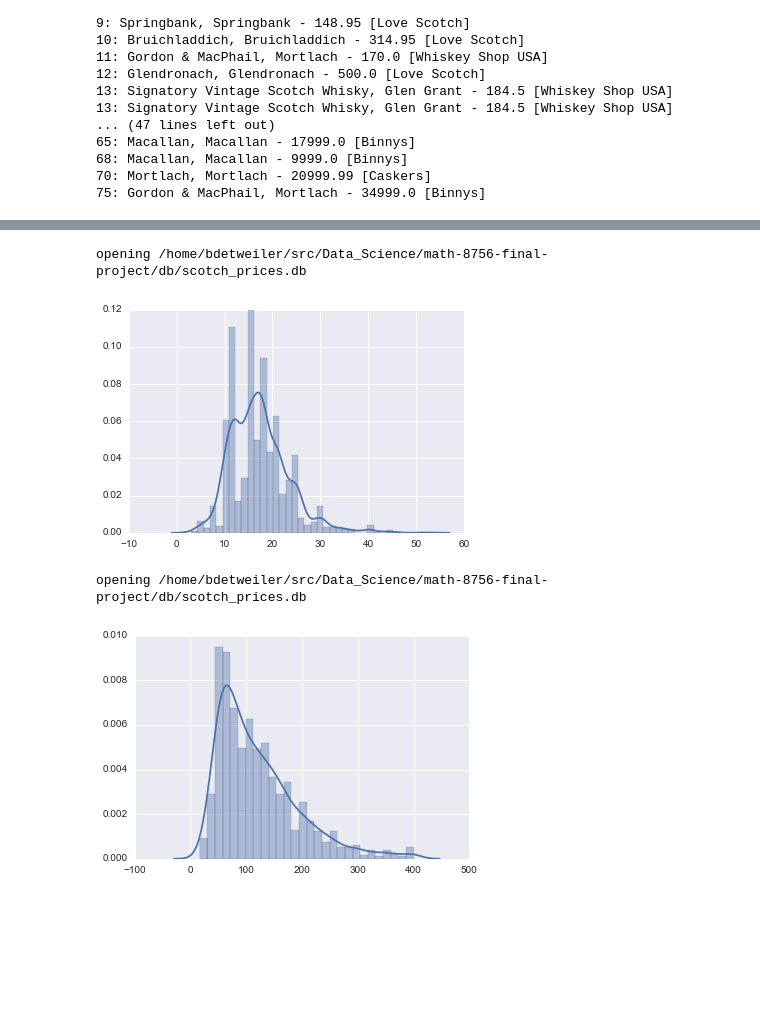
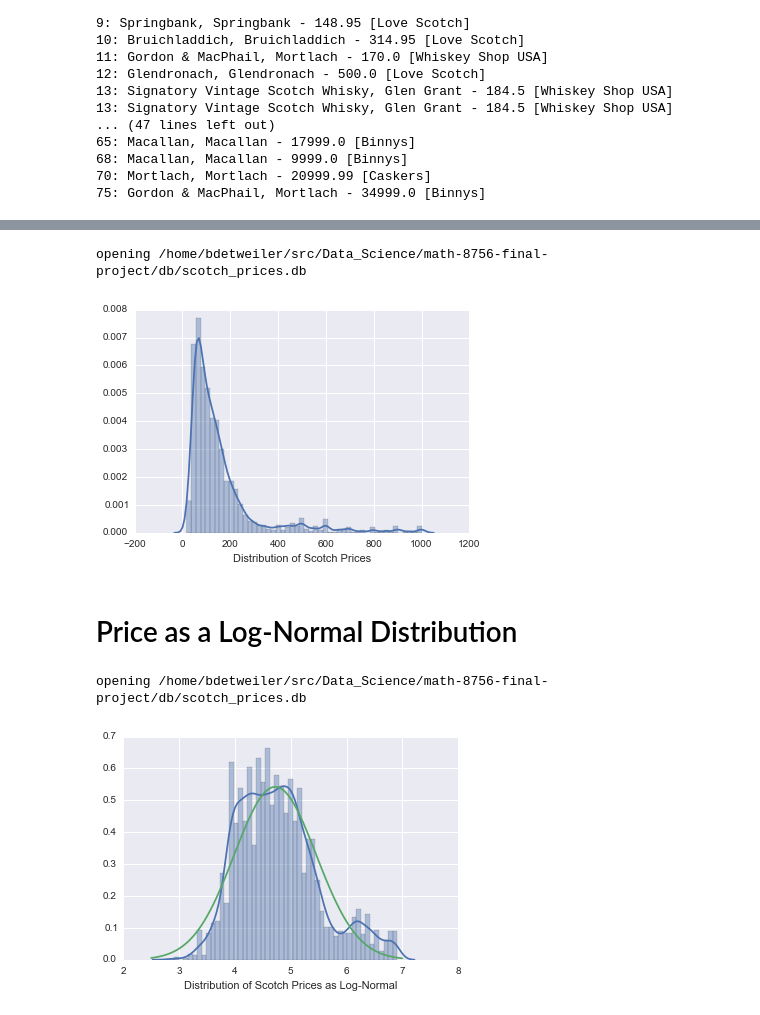
Before and after one commit to bdetweiler/math-8756-final-project, a Jupyter notebook: src/Analyze Scotch.ipynb, the cells around one changed output, grey strips where cells are left out. Cells and saved outputs as stored; diff of their text form; code cells hidden in the pictures; blank space fills up the shorter version.

```diff
--- a/src/Analyze Scotch.ipynb
+++ b/src/Analyze Scotch.ipynb
@@ -735,23 +825,25 @@ for age in range(1, 80):
                          Producer.PRODUCER_ID == Scotch.PRODUCER,
                          Distillery.DISTILLERY_ID == Scotch.DISTILLERY,
                          Scotch.AGE == age,
-                         Price.PRICE < 1000,
-                         Price.PRICE > 50).order_by(Price.PRICE)
+                         Price.PRICE < 1000).order_by(Price.PRICE)
     data = [(producer.NAME, distillery.NAME, scotch.AGE, price.PRICE, retailer.NAME) for scotch, price, producer, distillery, retailer in scotch_rs]
 
     for i in range(0, len(data)):
         age_count.append(age)
-        price_count.append(round(data[i][3]))
+        price_count.append(data[i][3])
+        price_count_ln.append(math.log(round(data[i][3])))
 
-sns.distplot(age_count);
-#sns.distplot(price_count);
+sns.distplot(price_count, axlabel="Distribution of Scotch Prices");
+#sns.distplot(price_count_ln);
 
 scotch_store.flush()
 scotch_store.commit()
 scotch_store.close()
 # %% [output]
 opening /home/bdetweiler/src/Data_Science/math-8756-final-project/db/scotch_prices.db
-[figure, old version]
+[figure, new version]
+# %% [markdown]
+# Price as a Log-Normal Distribution
 # %%
 
 MATH_8756_HOME = os.environ.get('MATH_8756_HOME')
@@ -766,35 +858,43 @@ scotch_db = create_database('sqlite:' + DB)
 scotch_store = Store(scotch_db)
 
 #scotch_join = [(Scotch, Price), Price.SCOTCH == Scotch.SCOTCH_ID]
 #scotch_rs = scotch_store.using(*scotch_join).find(Scotch, Scotch.AGE > 0).order_by(Price.PRICE)
 
 def StudentTCI(mu, sigma, df, alpha=0.95):
     return t.interval(alpha, df, mu, sigma)
 
 
 age_count = []
 price_count = []
 for age in range(1, 80):
 
     scotch_rs = scotch_store.find((Scotch, Price, Producer, Distillery, Retailer),
                          Price.SCOTCH == Scotch.SCOTCH_ID,
                          Price.RETAILER == Retailer.RETAILER_ID,
                          Producer.PRODUCER_ID == Scotch.PRODUCER,
                          Distillery.DISTILLERY_ID == Scotch.DISTILLERY,
                          Scotch.AGE == age,
-                         Price.PRICE < 400).order_by(Price.PRICE)
+                         Price.PRICE < 1000).order_by(Price.PRICE)
     data = [(producer.NAME, distillery.NAME, scotch.AGE, price.PRICE, retailer.NAME) for scotch, price, producer, distillery, retailer in scotch_rs]
 
     for i in range(0, len(data)):
         age_count.append(age)
-        price_count.append(round(data[i][3]))
+        price_count.append(data[i][3])
+        price_count_ln.append(math.log(round(data[i][3])))
 
-sns.distplot(price_count);
-#sns.distplot(price_count);
+#sns.distplot(price_count, axlabel="Distribution of Scotch Prices as Log-Normal");
+sns.distplot(price_count_ln, axlabel="Distribution of Scotch Prices as Log-Normal");
+
+mean = 4.72149661207
+variance = 0.54098677141
+sigma = math.sqrt(variance)
+x = np.linspace(2.5,7,100)
+plt.plot(x,mlab.normpdf(x,mean,sigma))
+
 
 scotch_store.flush()
 scotch_store.commit()
 scotch_store.close()
 # %% [output]
 opening /home/bdetweiler/src/Data_Science/math-8756-final-project/db/scotch_prices.db
-[figure, old version]
+[figure, new version]
```
Also changed, not shown: parts of 8 cells of this notebook, 11 other files.
